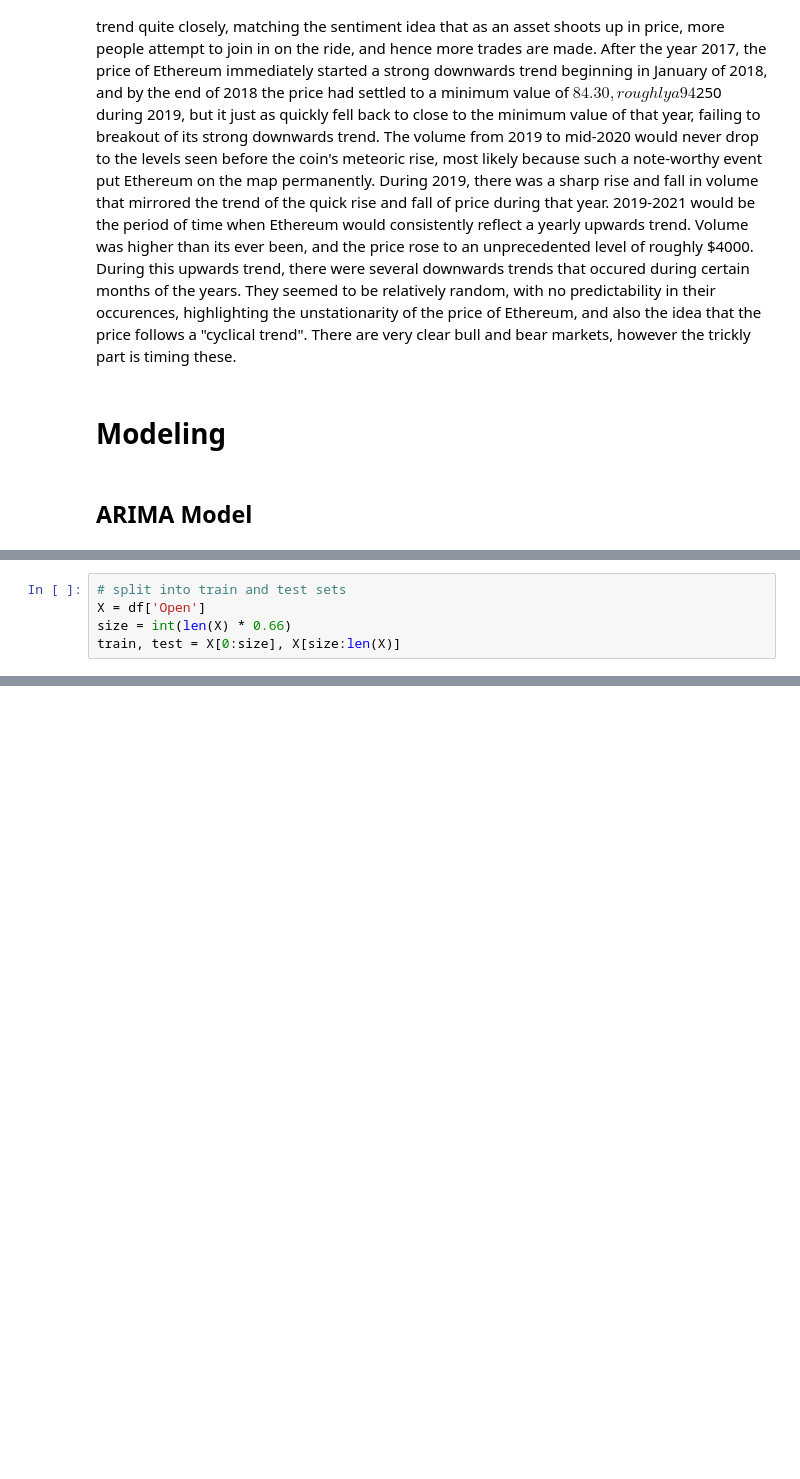
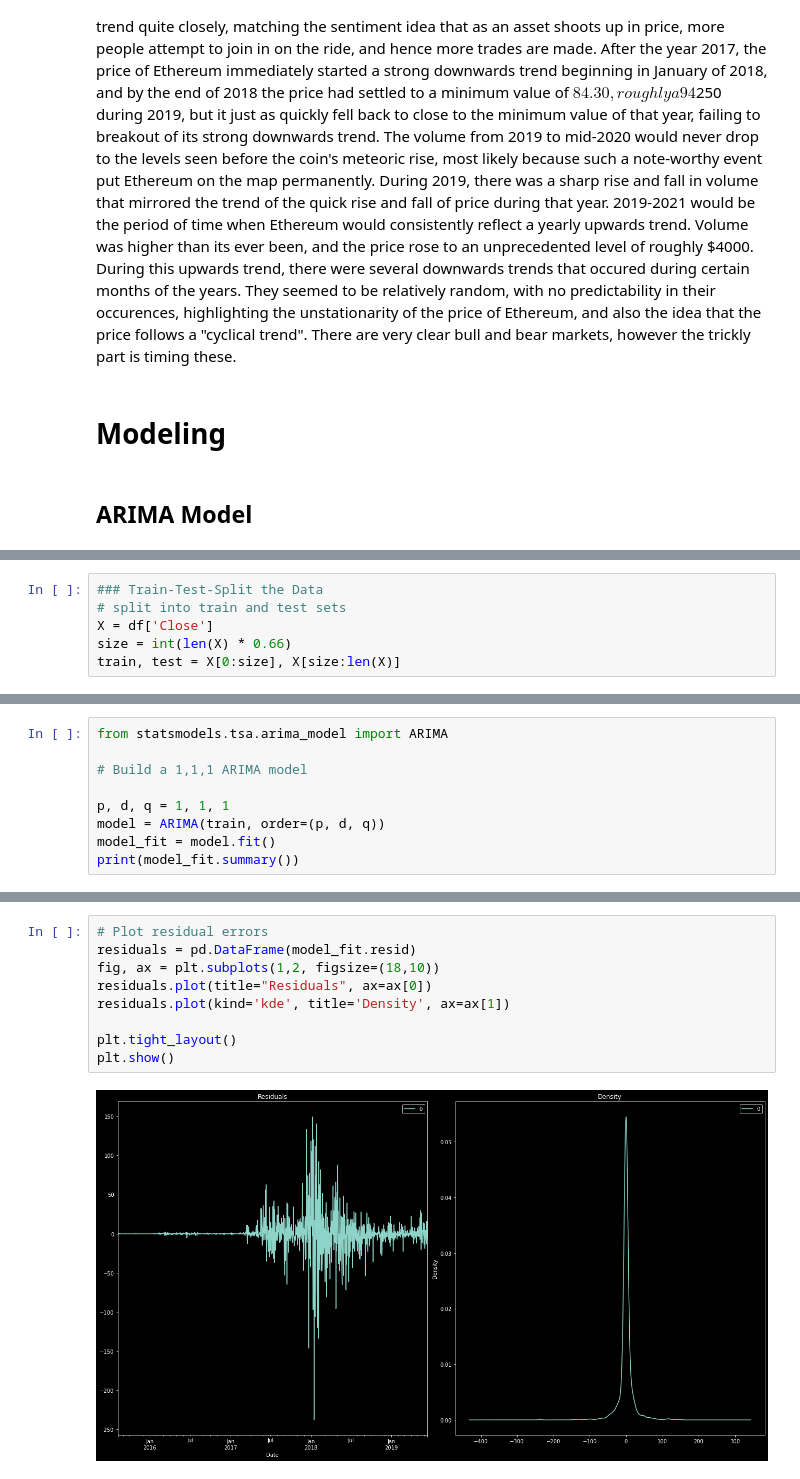
Before and after one commit to CamLadd/Ethereum_forecasting, a Jupyter notebook: model_testing.ipynb, the cells around one changed output, grey strips where cells are left out. Drawn from its saved outputs; the diff is of its cells as text; blank space fills up the shorter version.

Commit message:
created the first basic model

```diff
--- a/model_testing.ipynb
+++ b/model_testing.ipynb
@@ -422,5 +414,6 @@ NameError: name 'data_first_order_diff' is not defined
 # %%
+### Train-Test-Split the Data
 # split into train and test sets
-X = df['Open']
+X = df['Close']
 size = int(len(X) * 0.66)
 train, test = X[0:size], X[size:len(X)]
@@ -429,0 +420,9 @@ train, test = X[0:size], X[size:len(X)]
+# %%
+from statsmodels.tsa.arima_model import ARIMA
+
+# Build a 1,1,1 ARIMA model
+
+p, d, q = 1, 1, 1
+model = ARIMA(train, order=(p, d, q))
+model_fit = model.fit()
+print(model_fit.summary())
@@ -429,0 +447,11 @@ train, test = X[0:size], X[size:len(X)]
+# %%
+# Plot residual errors
+residuals = pd.DataFrame(model_fit.resid)
+fig, ax = plt.subplots(1,2, figsize=(18,10))
+residuals.plot(title="Residuals", ax=ax[0])
+residuals.plot(kind='kde', title='Density', ax=ax[1])
+
+plt.tight_layout()
+plt.show()
+# %% [output]
+[figure, added]
```
Also changed, not shown: parts of 9 cells of this notebook.
